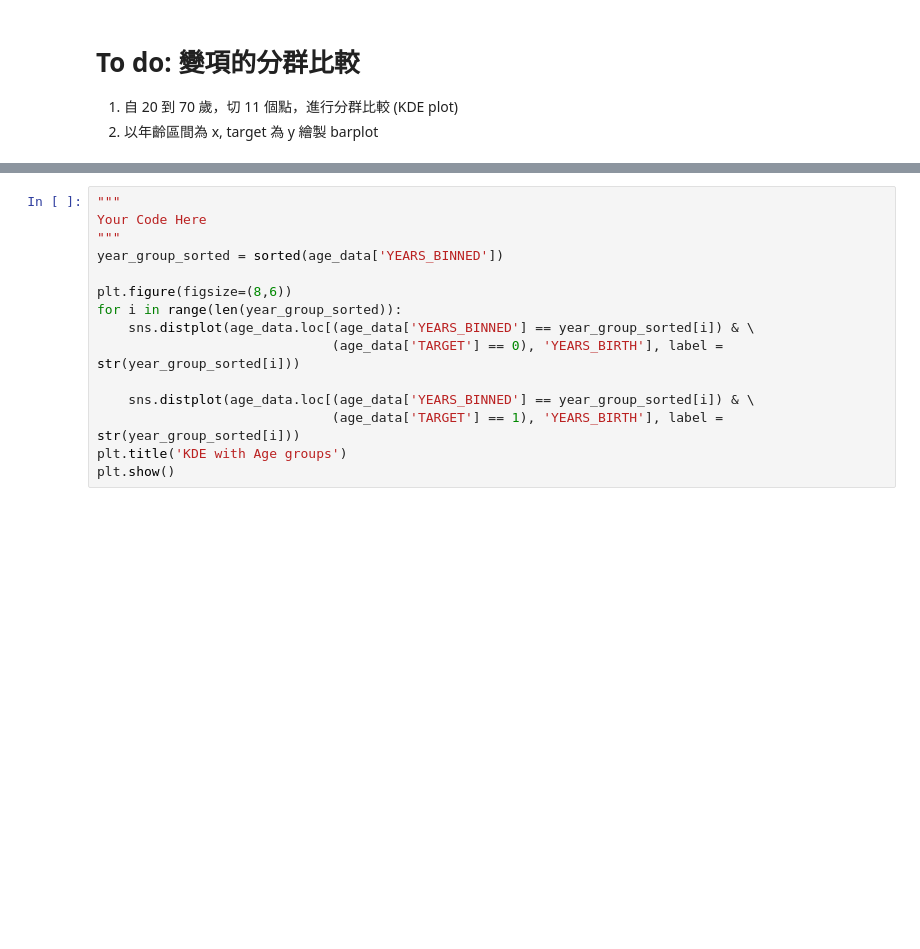
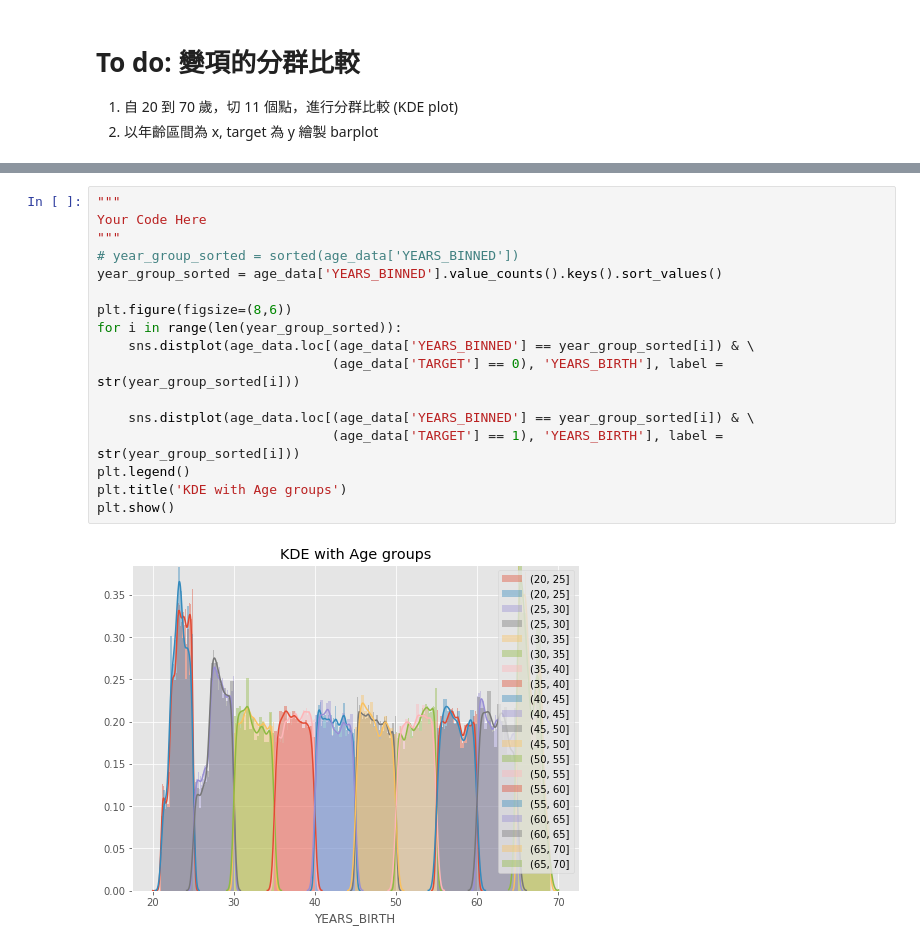
Before and after one commit to ocaTom/ML100-Days, a Jupyter notebook: Day_011_HW.ipynb, the cells around one changed output, grey strips where cells are left out. Cells and saved outputs as stored; diff of their text form; blank space fills up the shorter version.

```diff
--- a/Day_011_HW.ipynb
+++ b/Day_011_HW.ipynb
@@ -91,18 +75,22 @@ Name: YEARS_BINNED, dtype: int64
 # %%
 """
 Your Code Here
 """
-year_group_sorted = sorted(age_data['YEARS_BINNED'])
+# year_group_sorted = sorted(age_data['YEARS_BINNED'])
+year_group_sorted = age_data['YEARS_BINNED'].value_counts().keys().sort_values()
 
 plt.figure(figsize=(8,6))
 for i in range(len(year_group_sorted)):
     sns.distplot(age_data.loc[(age_data['YEARS_BINNED'] == year_group_sorted[i]) & \
                               (age_data['TARGET'] == 0), 'YEARS_BIRTH'], label = str(year_group_sorted[i]))
 
     sns.distplot(age_data.loc[(age_data['YEARS_BINNED'] == year_group_sorted[i]) & \
                               (age_data['TARGET'] == 1), 'YEARS_BIRTH'], label = str(year_group_sorted[i]))
+plt.legend()
 plt.title('KDE with Age groups')
 plt.show()
+# %% [output]
+[figure, added]
 # %%
 # 計算每個年齡區間的 Target、DAYS_BIRTH與 YEARS_BIRTH 的平均值
 age_groups  = age_data.groupby('YEARS_BINNED').mean()
```
Also changed, not shown: parts of 4 cells of this notebook, 1 other file.
